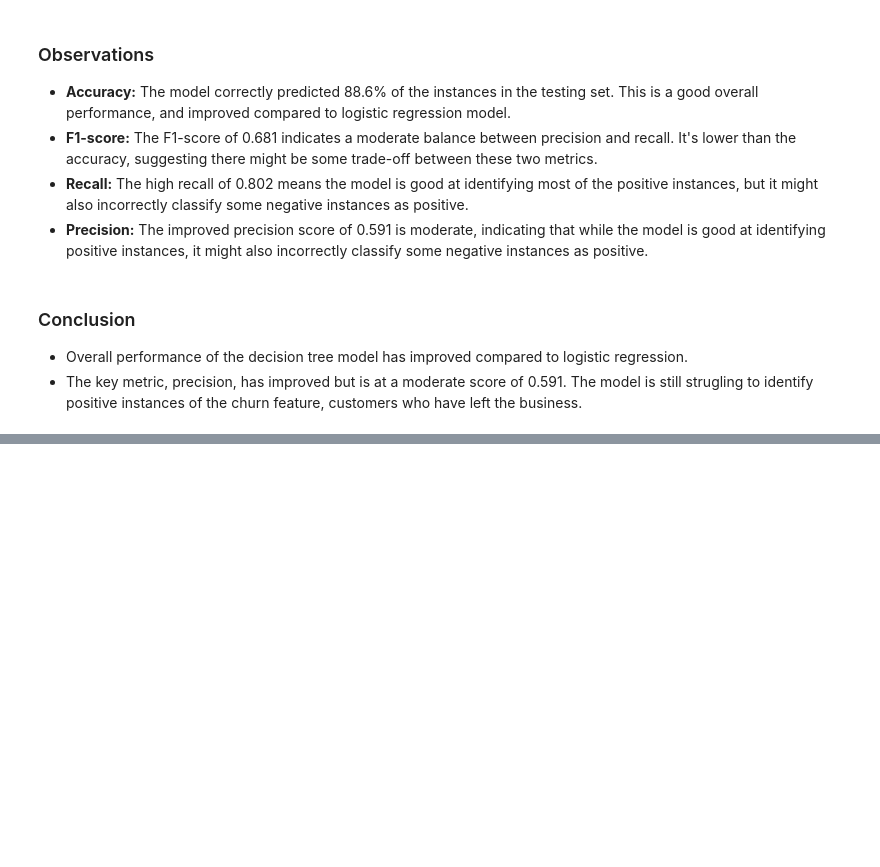
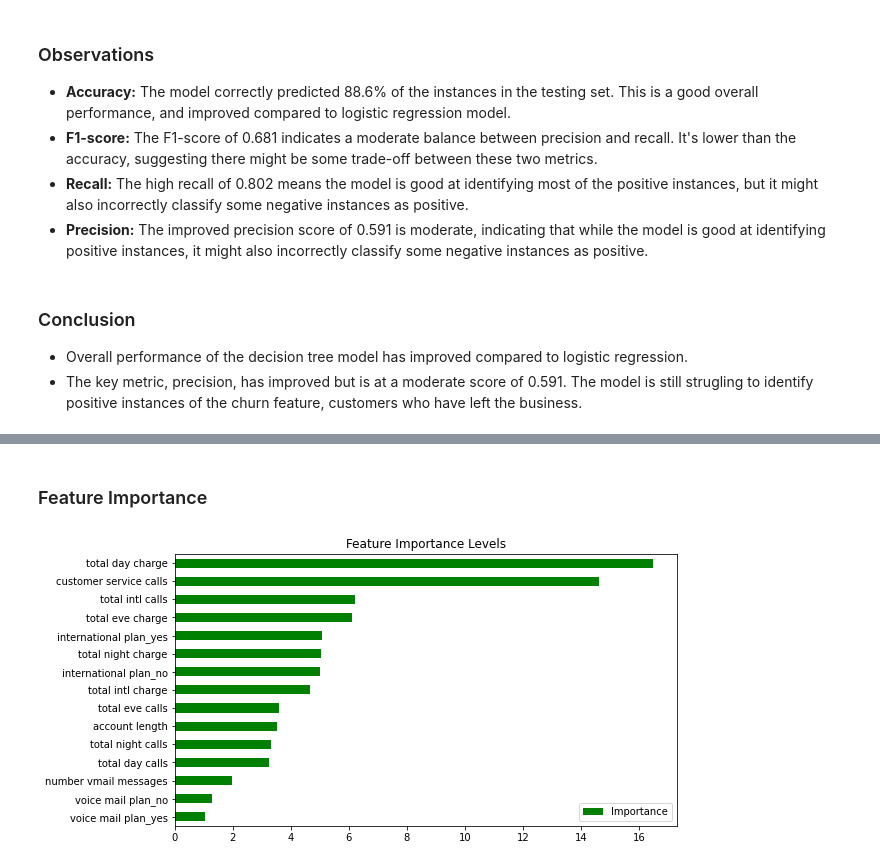
Before and after one commit to joakimTI/SyriaTel-Customer-Churn-Classifier, a Jupyter notebook: index.ipynb, the cells around one changed output, grey strips where cells are left out. Cells and saved outputs as stored; diff of their text form; code cells hidden in the pictures; blank space fills up the shorter version.

```diff
--- a/index.ipynb
+++ b/index.ipynb
@@ -566,0 +611,9 @@ Precision score for testing set:  0.591
+# %% [markdown]
+### Feature Importance
+# %%
+feature_importance =pd.DataFrame({"Importance": rf_model.feature_importances_*100},index = X_train_resampled.columns)
+feature_importance.sort_values(by = "Importance", axis = 0, ascending = True).tail(15).plot(kind ="barh", color = "g",figsize=(9, 5))
+plt.title("Feature Importance Levels");
+plt.show()
+# %% [output]
+[figure, added]
```
Also changed, not shown: parts of 8 cells of this notebook.
